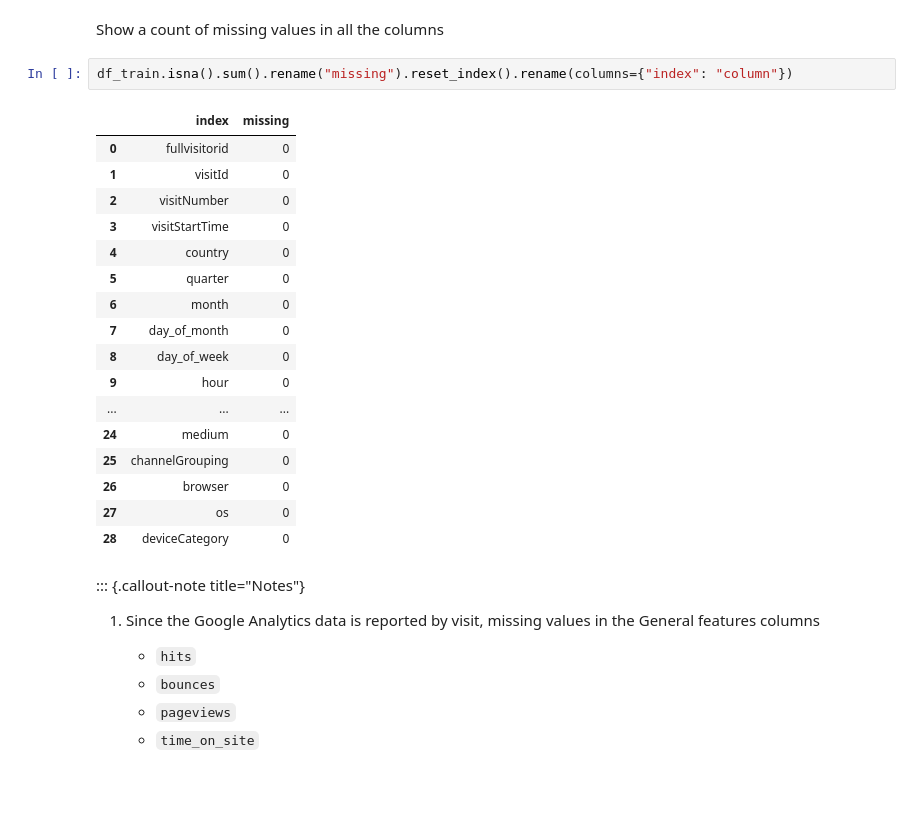
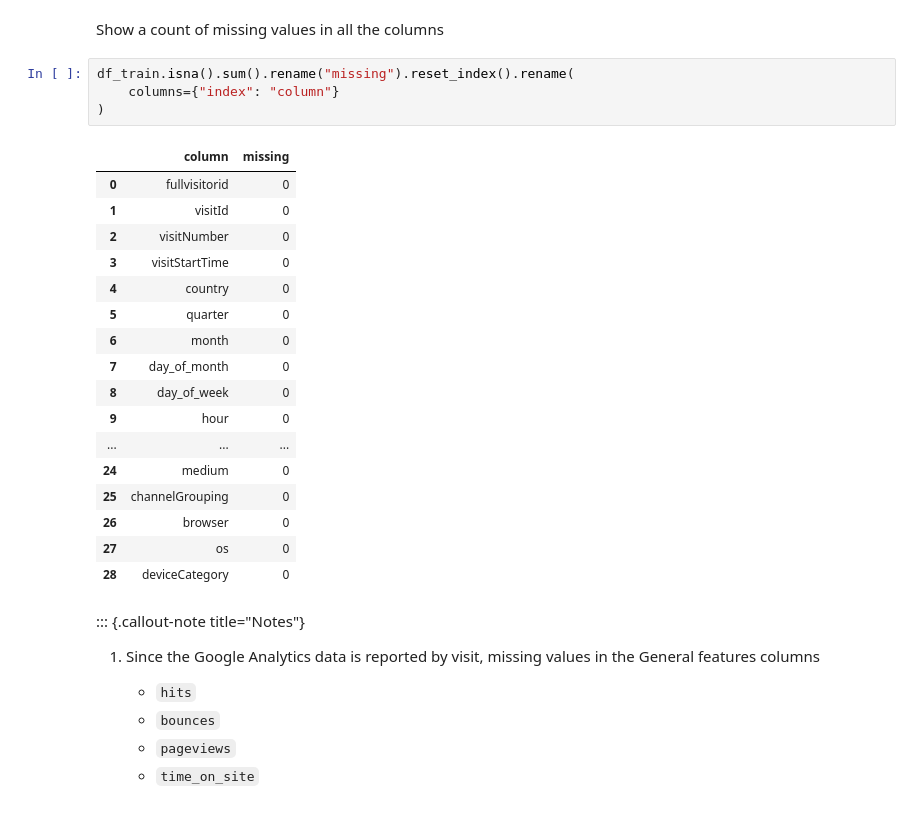
Before and after one commit to elsdes3/market, a Jupyter notebook: notebooks/04-transform/notebooks/04_transform.ipynb, the cells around one changed output. Cells and saved outputs as stored; diff of their text form.

```diff
--- a/notebooks/04-transform/notebooks/04_transform.ipynb
+++ b/notebooks/04-transform/notebooks/04_transform.ipynb
@@ -663,9 +666,11 @@ display(
 # %% [markdown]
 Show a count of missing values in all the columns
 # %%
-df_train.isna().sum().rename("missing").reset_index().rename(columns={"index": "column"})
+df_train.isna().sum().rename("missing").reset_index().rename(
+    columns={"index": "column"}
+)
 # %% [output]
-|  | index | missing |
+|  | column | missing |
 | 0 | fullvisitorid | 0 |
 | 1 | visitId | 0 |
 | 2 | visitNumber | 0 |
```
Also changed, not shown: parts of 38 cells of this notebook, 4 other files.
